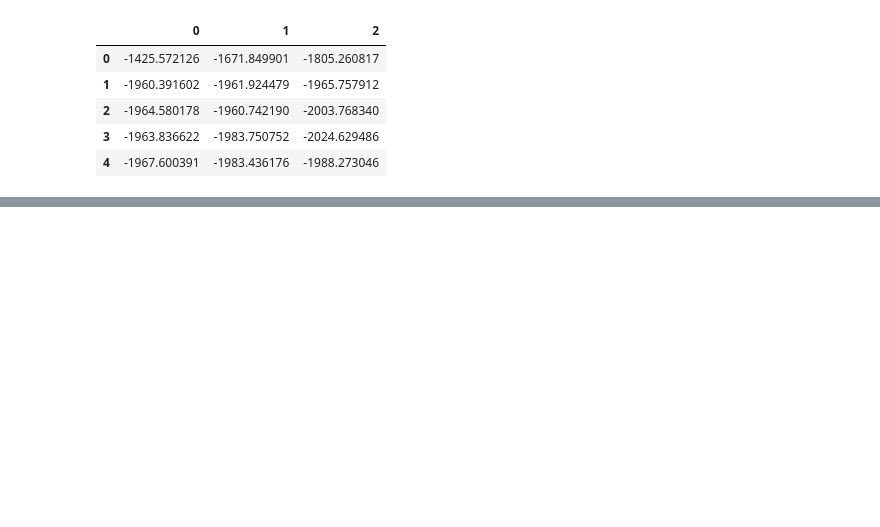
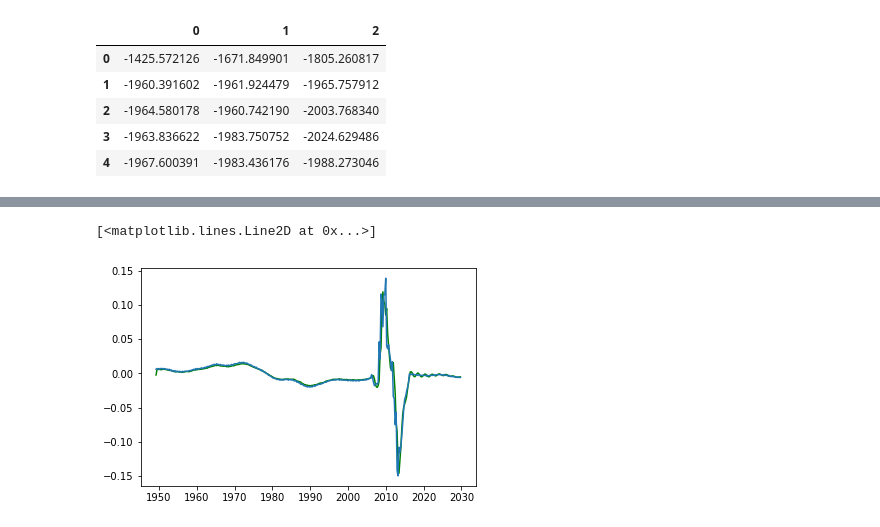
Before and after one commit to PythonCharmers/QuantFinance, a Jupyter notebook: notebooks/in_development/Module 1.6.4 - ARMA.ipynb, the cells around one changed output, grey strips where cells are left out. Drawn from its saved outputs; the diff is of its cells as text; code cells hidden in the pictures; blank space fills up the shorter version.

```diff
--- a/notebooks/in_development/Module 1.6.4 - ARMA.ipynb
+++ b/notebooks/in_development/Module 1.6.4 - ARMA.ipynb
@@ -147,0 +156,6 @@ Roots
+# %%
+plt.plot(y_pred, 'g-')
+plt.plot(employment)
+# %% [output]
+[<matplotlib.lines.Line2D at 0x...>]
+[figure, added]
```
Also changed, not shown: parts of 25 cells of this notebook.
